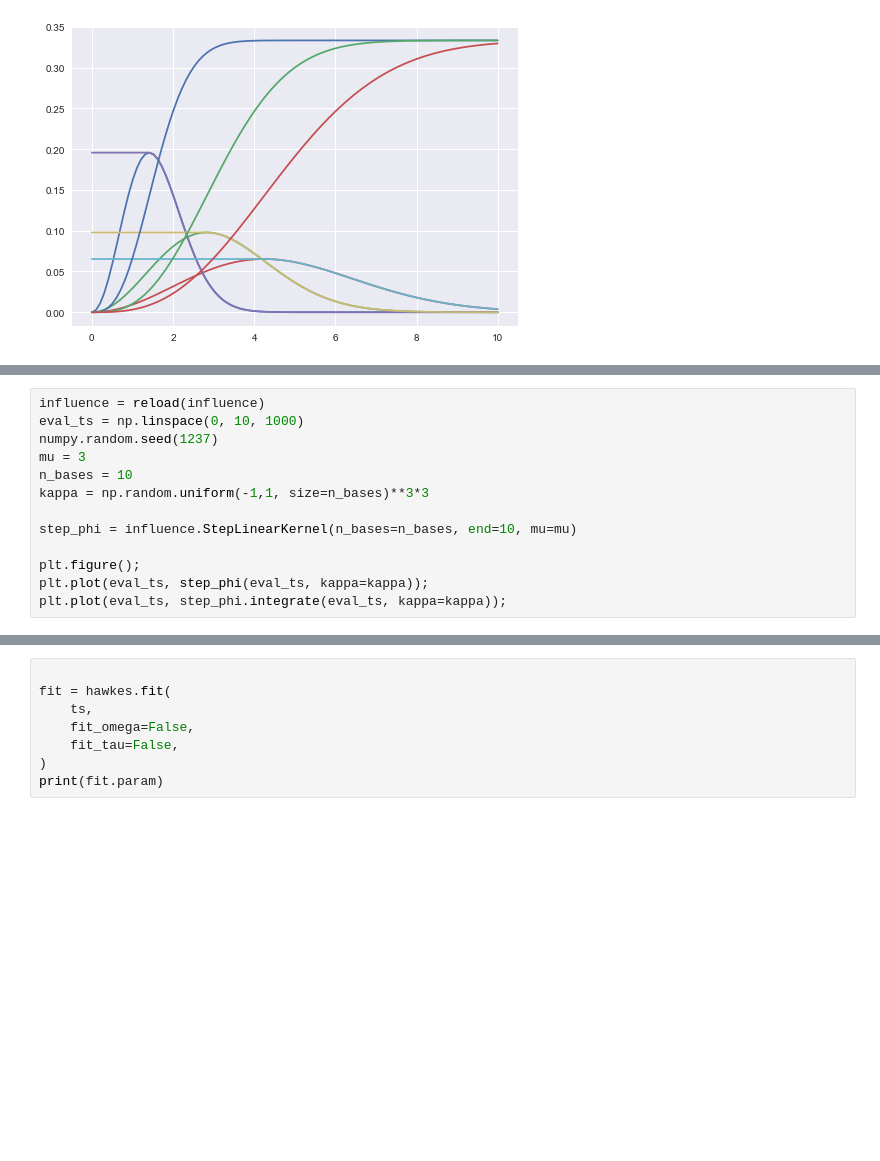
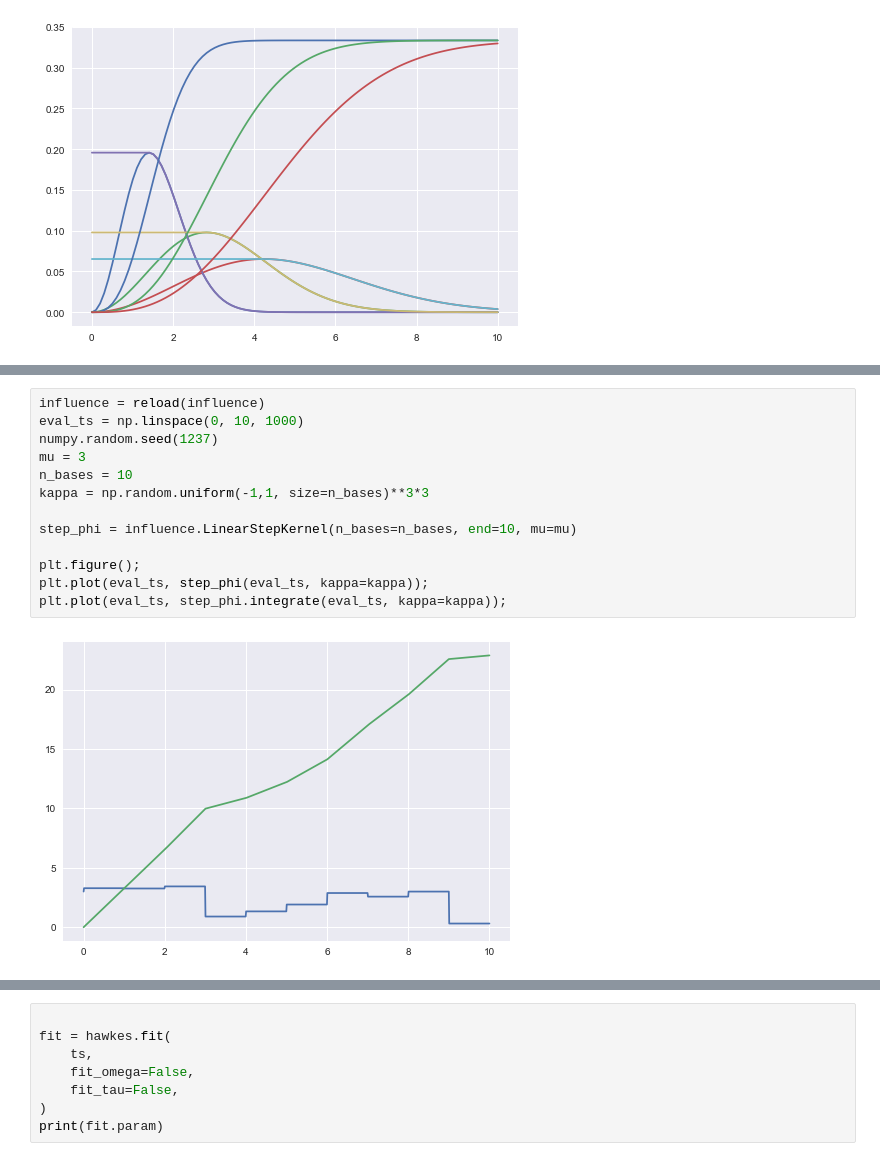
Before and after one commit to danmackinlay/branching_process, a Jupyter notebook: workbooks/hawkes_cts_dev.ipynb, the cells around one changed output, grey strips where cells are left out. Saved outputs shown, nothing was run; the diff lists cells and outputs as text; blank space fills up the shorter version.

```diff
--- a/workbooks/hawkes_cts_dev.ipynb
+++ b/workbooks/hawkes_cts_dev.ipynb
@@ -118,16 +125,18 @@ plt.plot(eval_ts, true_intensity);
 # %%
 influence = reload(influence)
 eval_ts = np.linspace(0, 10, 1000)
 numpy.random.seed(1237)
 mu = 3
 n_bases = 10
 kappa = np.random.uniform(-1,1, size=n_bases)**3*3
 
-step_phi = influence.StepLinearKernel(n_bases=n_bases, end=10, mu=mu)
+step_phi = influence.LinearStepKernel(n_bases=n_bases, end=10, mu=mu)
 
 plt.figure();
 plt.plot(eval_ts, step_phi(eval_ts, kappa=kappa));
 plt.plot(eval_ts, step_phi.integrate(eval_ts, kappa=kappa));
+# %% [output]
+[figure, added]
 # %%
 %pdb on
 from importlib import reload
```
Also changed, not shown: parts of 3 cells of this notebook.
